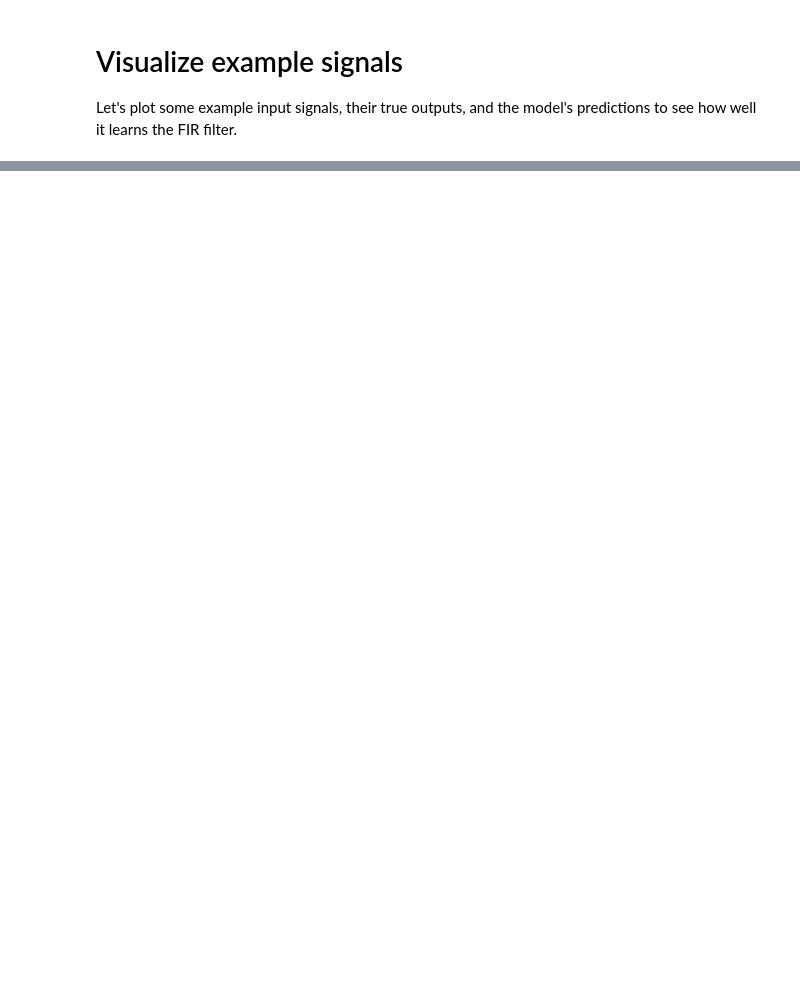
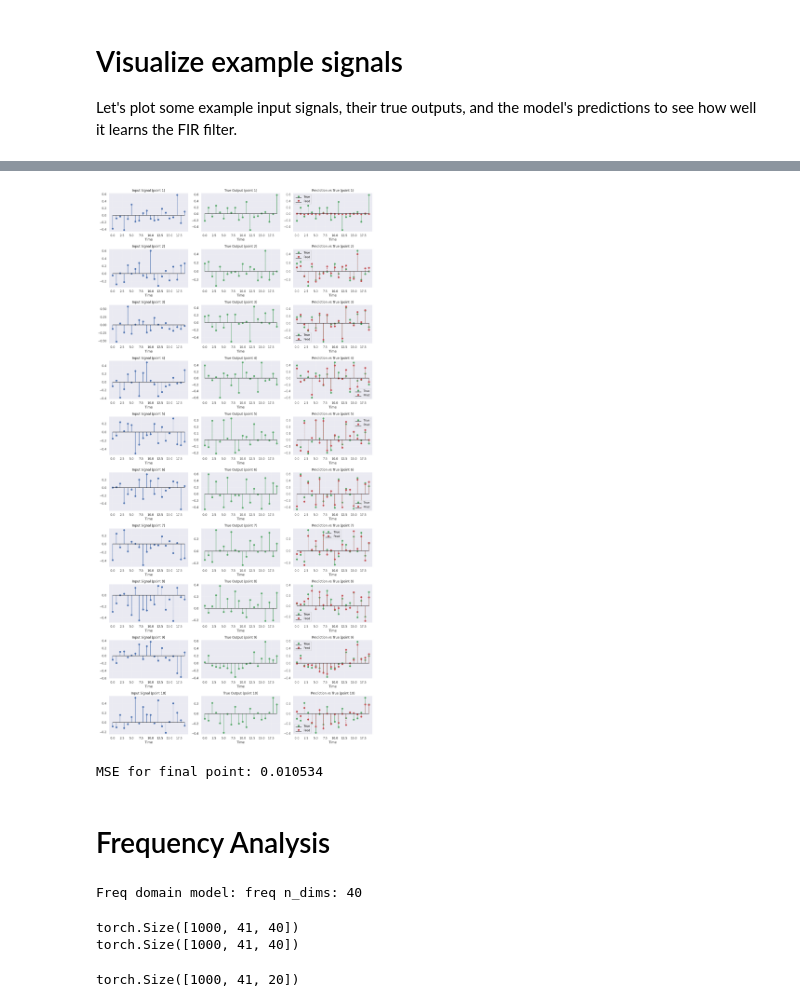
Before and after one commit to leonkornfeld/182-Final-Project, a Jupyter notebook: src/eval.ipynb, the cells around one changed output, grey strips where cells are left out. Cells and saved outputs as stored; diff of their text form; code cells hidden in the pictures; blank space fills up the shorter version.

```diff
--- a/src/eval.ipynb
+++ b/src/eval.ipynb
@@ -156,42 +178,0 @@ plt.show()
-# %%
-# Plot example signals: input, true output, and predicted output
-# Pick one example from the batch
-example_idx = 0
-n_points_to_show = 5  # Number of in-context examples to visualize
-
-fig, axes = plt.subplots(n_points_to_show, 3, figsize=(15, 3*n_points_to_show))
-if n_points_to_show == 1:
-    axes = axes.reshape(1, -1)
-
-for point_idx in range(n_points_to_show):
-    # Get the signals for this point
-    x_signal = xs[example_idx, point_idx].cpu().numpy()
-    y_true = ys[example_idx, point_idx].cpu().numpy()
-    y_pred = pred[example_idx, point_idx].cpu().numpy()
-
-    # Plot input signal
-    axes[point_idx, 0].plot(x_signal, 'b-', alpha=0.7)
-    axes[point_idx, 0].set_title(f'Input Signal (point {point_idx+1})')
-    axes[point_idx, 0].set_xlabel('Time' if conf.training.data_kwargs.domain == 'time' else 'Frequency bin')
-    axes[point_idx, 0].grid(True, alpha=0.3)
-
-    # Plot true output
-    axes[point_idx, 1].plot(y_true, 'g-', alpha=0.7, label='True')
-    axes[point_idx, 1].set_title(f'True Output (point {point_idx+1})')
-    axes[point_idx, 1].set_xlabel('Time' if conf.training.task_kwargs.domain == 'time' else 'Frequency bin')
-    axes[point_idx, 1].grid(True, alpha=0.3)
-
-    # Plot predicted output vs true
-    axes[point_idx, 2].plot(y_true, 'g-', alpha=0.7, label='True')
-    axes[point_idx, 2].plot(y_pred, 'r--', alpha=0.7, label='Predicted')
-    axes[point_idx, 2].set_title(f'Prediction vs True (point {point_idx+1})')
-    axes[point_idx, 2].set_xlabel('Time' if conf.training.task_kwargs.domain == 'time' else 'Frequency bin')
-    axes[point_idx, 2].legend()
-    axes[point_idx, 2].grid(True, alpha=0.3)
-
-plt.tight_layout()
-plt.show()
-
-# Show final point error
-final_error = ((y_pred - y_true) ** 2).mean()
-print(f"MSE for final point: {final_error:.6f}")
@@ -197,0 +245,16 @@ print(f"MSE for final point: {final_error:.6f}")
+# %%
+plot_signal_examples(xs, ys, pred, conf_time, example_idx=0, n_points_to_show=10)
+# %% [output]
+[figure, added]
+MSE for final point: 0.010534
+# %% [markdown]
+# Frequency Analysis
+# %%
+run_path_freq = "output/frequency20_infinite_sampling_normfixed1"
+
+# Load configs to verify
+_, conf_freq = get_model_from_run(run_path_freq, only_conf=True)
+
+print("Freq domain model:", conf_freq.training.data_kwargs.domain, "n_dims:", conf_freq.model.n_dims)
+# %% [output]
+Freq domain model: freq n_dims: 40
@@ -197,0 +305,6 @@ print(f"MSE for final point: {final_error:.6f}")
+# %%
+print(xs.shape)
+print(ys.shape)
+# %% [output]
+torch.Size([1000, 41, 40])
+torch.Size([1000, 41, 40])
@@ -197,0 +342,8 @@ print(f"MSE for final point: {final_error:.6f}")
+# %%
+p = xs.shape[-1] // 2
+xs_freq_to_time = interleaved_freq_to_time(xs, p)
+print(xs_freq_to_time.shape)
+ys_freq_to_time = interleaved_freq_to_time(ys, p)
+pred_freq_to_time = interleaved_freq_to_time(pred_freq, p)
+# %% [output]
+torch.Size([1000, 41, 20])
```
Also changed, not shown: parts of 22 cells of this notebook, 7 other files.
